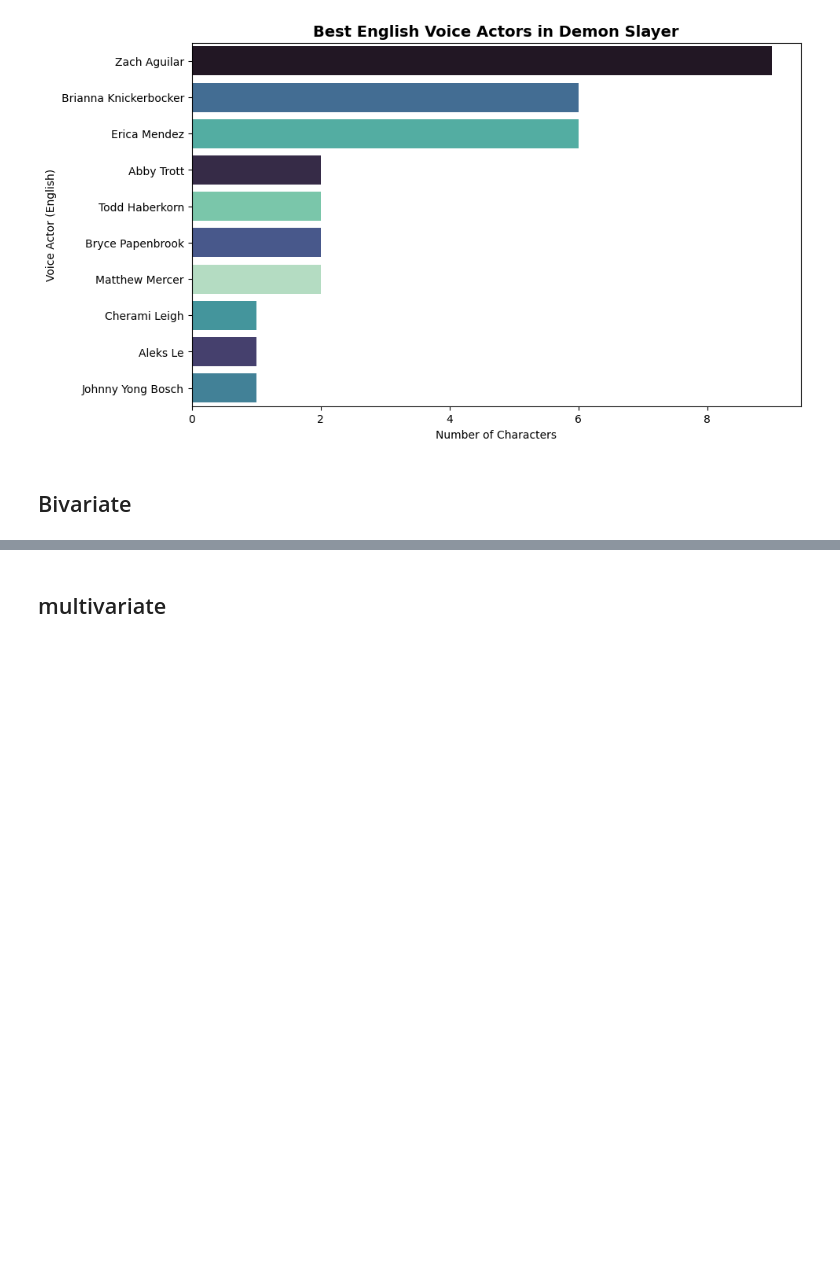
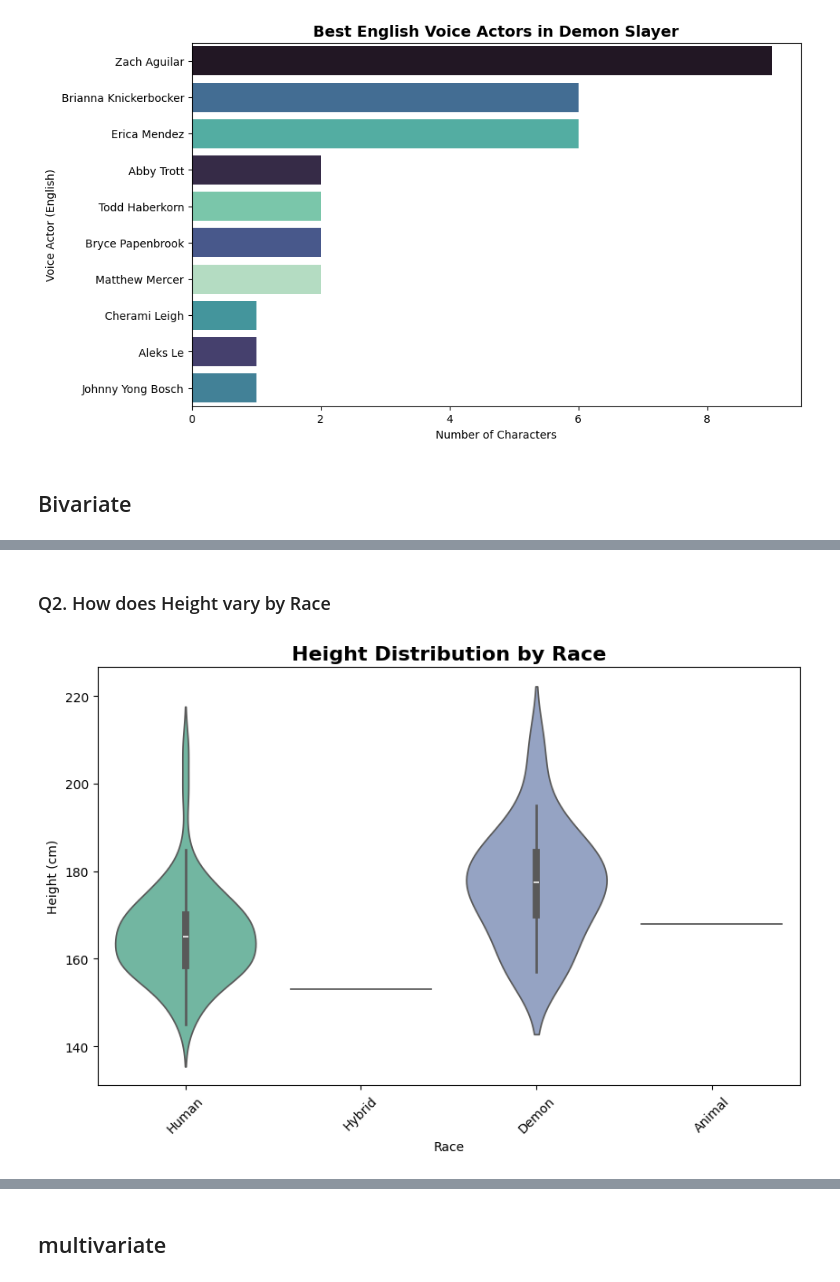
Before and after one commit to lukhi-laksh/Kaggle-Notebooks, a Jupyter notebook: Demon_Slayer_Character_Analysis.ipynb, the cells around one changed output, grey strips where cells are left out. Drawn from its saved outputs; the diff is of its cells as text; code cells hidden in the pictures; blank space fills up the shorter version.

```diff
--- a/Demon_Slayer_Character_Analysis.ipynb
+++ b/Demon_Slayer_Character_Analysis.ipynb
@@ -247,0 +262,15 @@ plt.show()
+# %% [markdown]
+### Q2. How does Height vary by Race
+# %%
+df_filtered = df.dropna(subset=['Height', 'Race'])
+
+# Plotting
+plt.figure(figsize=(10,6))
+sns.violinplot(data=df_filtered, x='Race', y='Height', hue='Race', palette="Set2", split=False)
+plt.title("Height Distribution by Race", fontsize=16, weight='bold')
+plt.xlabel("Race")
+plt.ylabel("Height (cm)")
+plt.xticks(rotation=45)
+plt.show()
+# %% [output]
+[figure, added]
```
Also changed, not shown: parts of 14 cells of this notebook.
